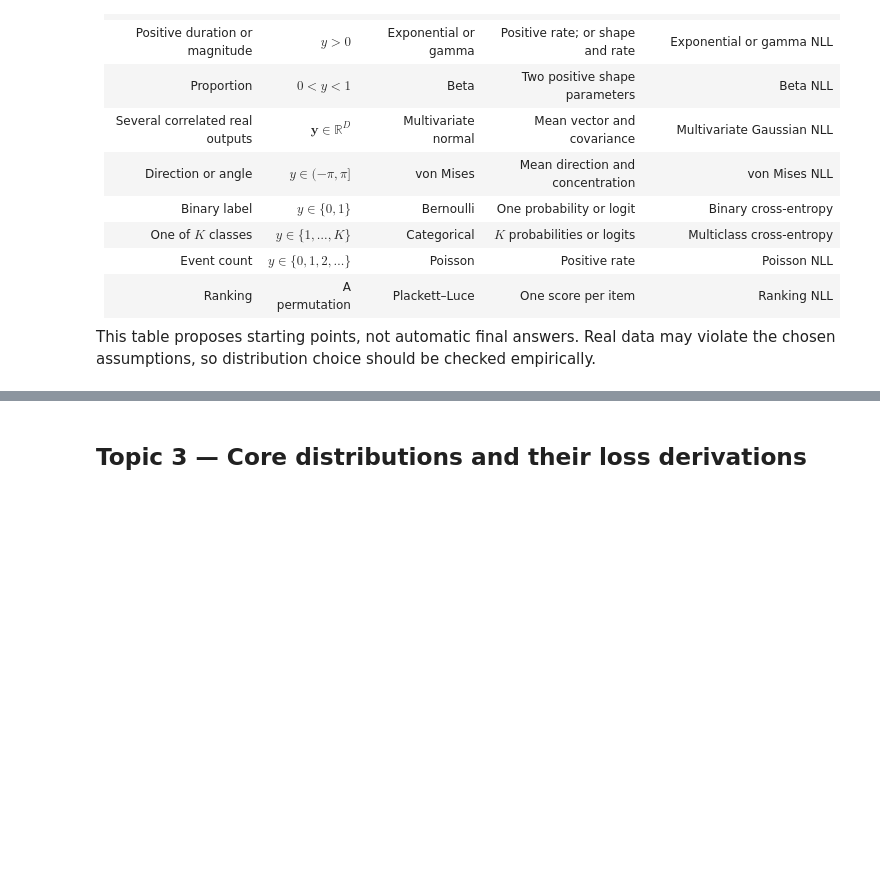
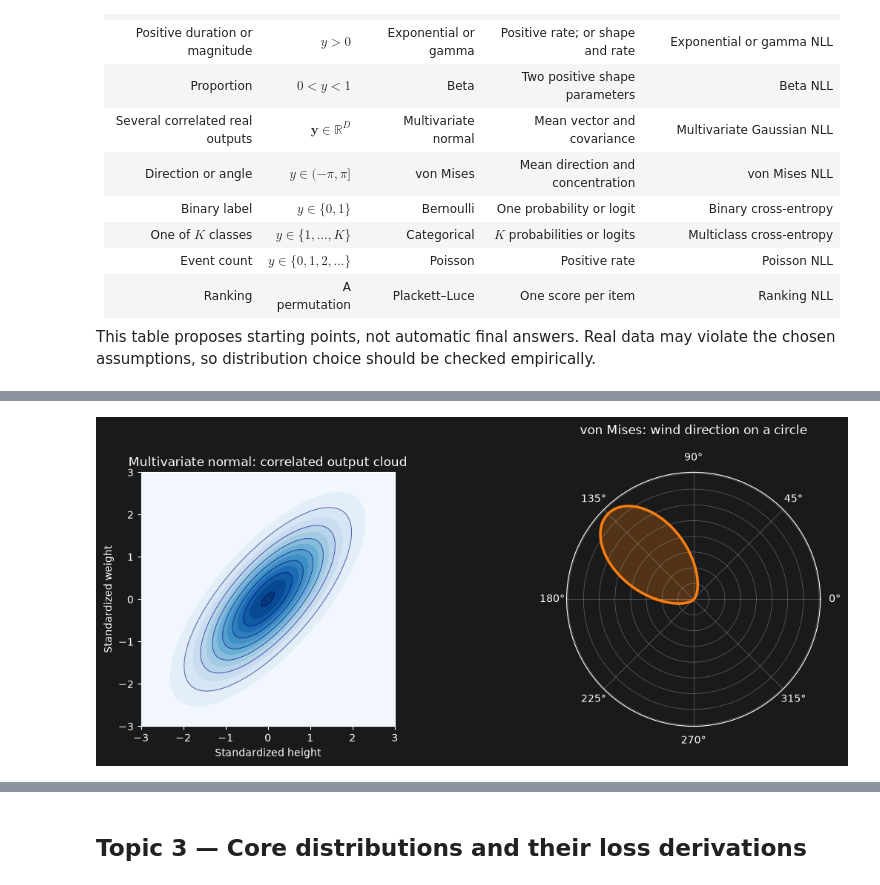
Before and after one commit to majorgilles/understanding-deep-learning-prince, a Jupyter notebook: chapters/05-loss-functions/notebooks/chapter_05_distribution_selection_and_loss_guide.ipynb, the cells around one changed output, grey strips where cells are left out. Saved outputs shown, nothing was run; the diff lists cells and outputs as text; code cells hidden in the pictures; blank space fills up the shorter version.

```diff
--- a/chapters/05-loss-functions/notebooks/chapter_05_distribution_selection_and_loss_guide.ipynb
+++ b/chapters/05-loss-functions/notebooks/chapter_05_distribution_selection_and_loss_guide.ipynb
@@ -298,0 +506,35 @@ This table proposes starting points, not automatic final answers. Real data may
+# %%
+import numpy as np
+import matplotlib.pyplot as plt
+from scipy.stats import multivariate_normal, vonmises
+
+fig = plt.figure(figsize=(12, 4.8))
+ax1 = fig.add_subplot(1, 2, 1)
+ax2 = fig.add_subplot(1, 2, 2, projection="polar")
+
+# Correlated height and weight, standardized for illustration.
+x = np.linspace(-3, 3, 220)
+y = np.linspace(-3, 3, 220)
+xx, yy = np.meshgrid(x, y)
+positions = np.dstack((xx, yy))
+covariance = np.array([[1.0, 0.8], [0.8, 1.2]])
+density = multivariate_normal(mean=[0, 0], cov=covariance).pdf(positions)
+ax1.contourf(xx, yy, density, levels=14, cmap="Blues")
+ax1.contour(xx, yy, density, levels=7, colors="navy", linewidths=0.7, alpha=0.6)
+ax1.set_title("Multivariate normal: correlated output cloud")
+ax1.set_xlabel("Standardized height")
+ax1.set_ylabel("Standardized weight")
+ax1.set_aspect("equal")
+
+# Circular wind direction.
+theta = np.linspace(-np.pi, np.pi, 600)
+density = vonmises.pdf(theta, kappa=4, loc=np.pi * 0.75)
+ax2.plot(theta, density, linewidth=2.5, color="tab:orange")
+ax2.fill_between(theta, 0, density, alpha=0.25, color="tab:orange")
+ax2.set_title("von Mises: wind direction on a circle", pad=18)
+ax2.set_yticklabels([])
+
+fig.tight_layout()
+plt.show()
+# %% [output]
+[figure, added]
```
Also changed, not shown: parts of 17 cells of this notebook, 2 other files.
